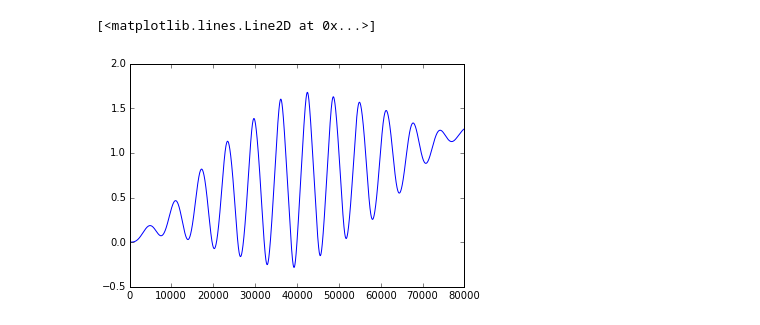
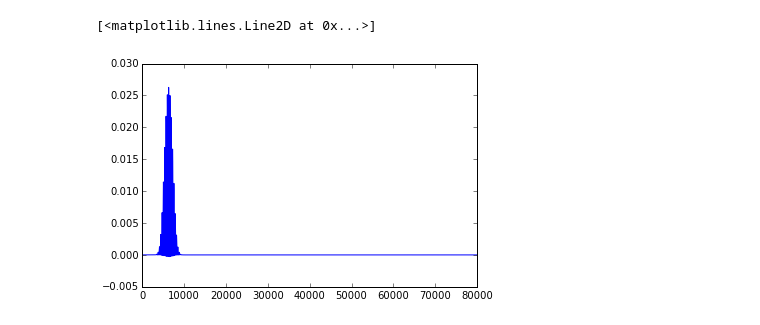
Before and after one commit to ssstuvz/single_particle, a Jupyter notebook: run/plot_trajectory.ipynb, the cells around one changed output. Cells and saved outputs as stored; diff of their text form; code cells hidden in the pictures.

```diff
--- a/run/plot_trajectory.ipynb
+++ b/run/plot_trajectory.ipynb
@@ -24,5 +33,5 @@ plot(pz)
 # %%
-plot(x)
+plot(z)
 # %% [output]
 [<matplotlib.lines.Line2D at 0x...>]
-[figure, old version]
+[figure, new version]
```
Also changed, not shown: parts of 14 cells of this notebook, 4 other files.
